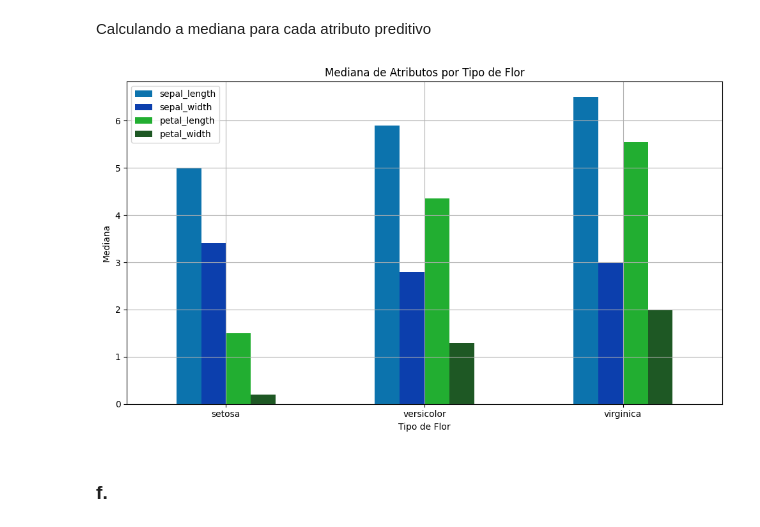
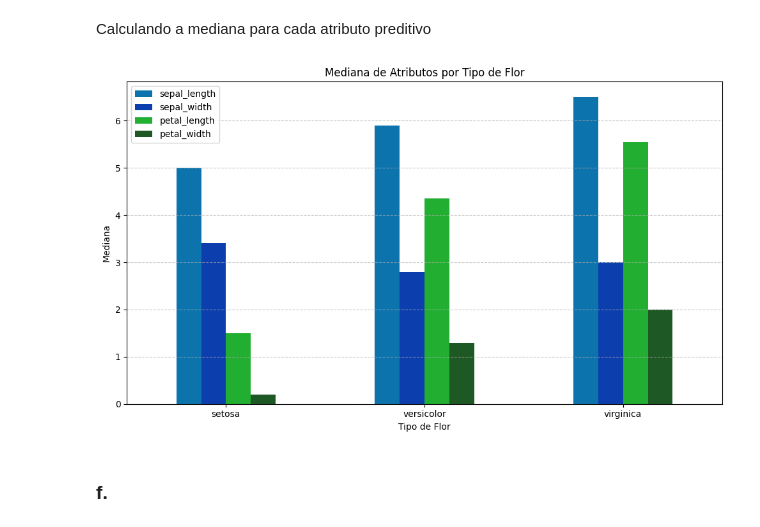
Before and after one commit to Guilherme-Prazeres/AVA1-ENGG67, a Jupyter notebook: IAM_AVA01_Guilherme_Prazeres_Joaquim.ipynb, the cells around one changed output. Cells and saved outputs as stored; diff of their text form; code cells hidden in the pictures.

```diff
--- a/IAM_AVA01_Guilherme_Prazeres_Joaquim.ipynb
+++ b/IAM_AVA01_Guilherme_Prazeres_Joaquim.ipynb
@@ -66,0 +77,23 @@ plt.show()
+# %%
+# Mapeando o índice das linhas para o nome da espécie
+species_names = {0: 'setosa', 1: 'versicolor', 2: 'virginica'}
+iris['species'] = iris.index.map(lambda x: species_names[x // 50])
+
+# Calculando o desvio padrão de cada atributo por tipo de flor
+std_by_species = iris.groupby('species').std()
+
+# Definindo uma paleta de cores
+colors = ['#0C73AD', '#0C3FAD', '#22AE31','#1E5824']
+
+# Plotando o desvio padrão de cada atributo por tipo de flor com as cores definidas
+std_by_species.plot(kind='bar', figsize=(10, 6), color=colors)
+plt.title('Desvio Padrão de Atributos por Tipo de Flor')
+plt.xlabel('Tipo de Flor')
+plt.ylabel('Desvio Padrão')
+plt.xticks(rotation=0)
+
+# Adicionando grid e ajustando o layout
+plt.grid(True, axis='y', linestyle='--', alpha=0.7)
+plt.tight_layout()
+
+plt.show()
@@ -67,32 +102,29 @@ plt.show()
 # %% [markdown]
 Calculando a mediana para cada atributo preditivo
 # %%
-import pandas as pd
-import matplotlib.pyplot as plt
-
-# Supondo que você já tenha um DataFrame iris com os dados do conjunto Iris
-
 # Mapeando o índice das linhas para o nome da espécie
 species_names = {0: 'setosa', 1: 'versicolor', 2: 'virginica'}
 iris['species'] = iris.index.map(lambda x: species_names[x // 50])
 
 # Calculando a mediana de cada atributo por tipo de flor
 median_by_species = iris.groupby('species').median()
 
 # Definindo uma paleta de cores em tons de azul escuro
 colors = ['#0C73AD', '#0C3FAD', '#22AE31','#1E5824']
 
 # Plotando a mediana de cada atributo por tipo de flor com as cores definidas
 median_by_species.plot(kind='bar', figsize=(10, 6), color=colors)
 plt.title('Mediana de Atributos por Tipo de Flor')
 plt.xlabel('Tipo de Flor')
 plt.ylabel('Mediana')
 plt.xticks(rotation=0)
-plt.grid(True)
+
+# Adicionando grid e ajustando o layout
+plt.grid(True, axis='y', linestyle='--', alpha=0.7)
 plt.tight_layout()
 plt.show()
 # %% [output]
-[figure, old version]
+[figure, new version]
 # %% [markdown]
 ### f.
 # %%
```
Also changed, not shown: parts of 4 cells of this notebook.
